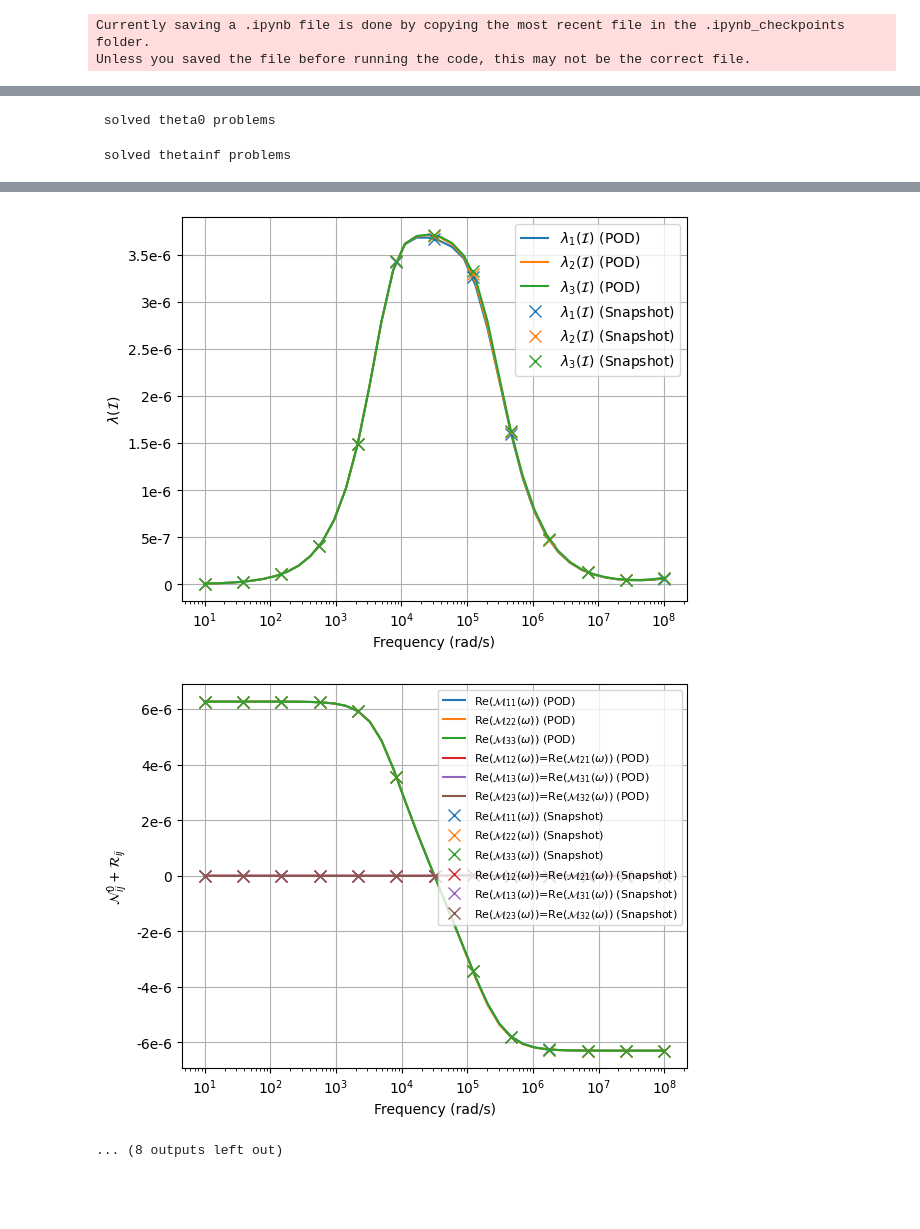
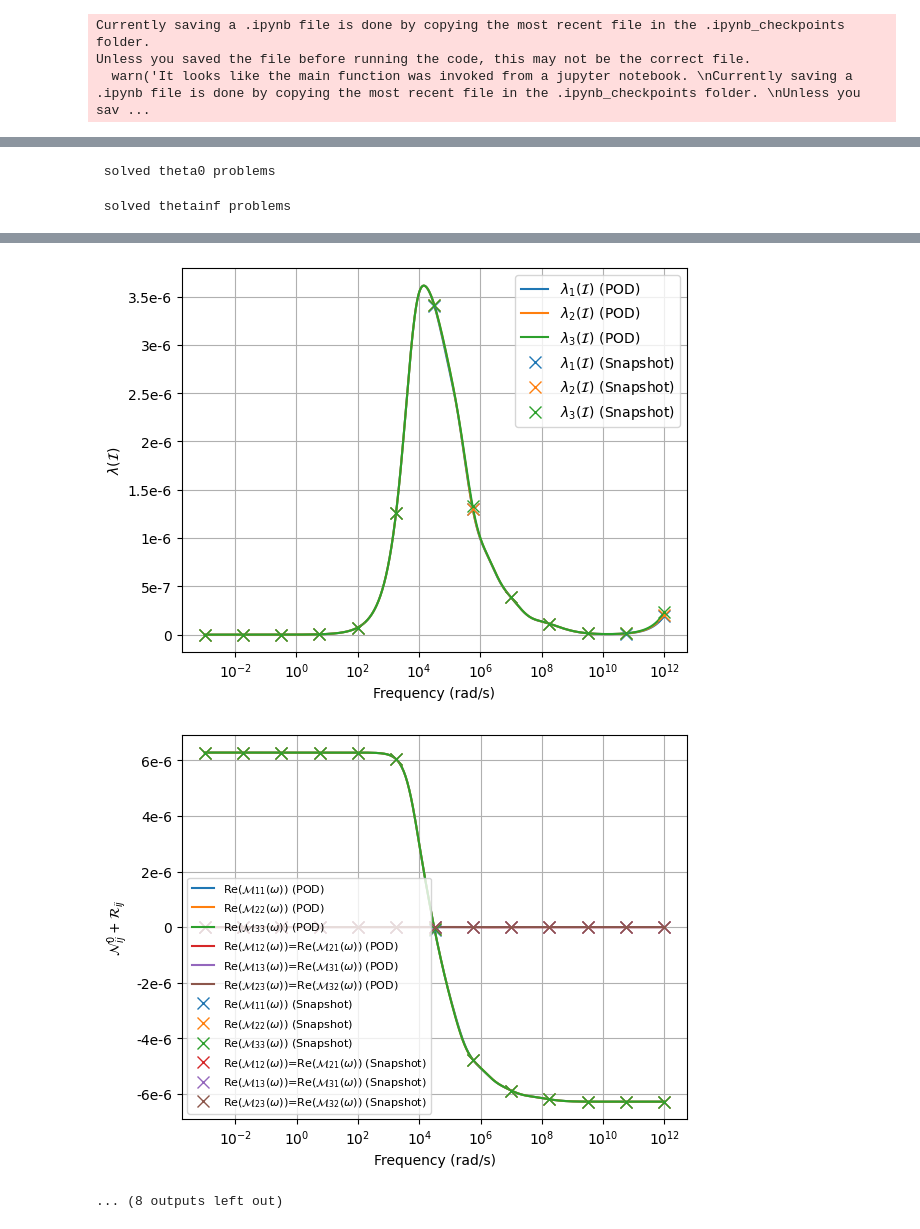
Before and after one commit to MPT-Calculator/MPT-Calculator, a Jupyter notebook: Call_sphere_spectrumfrommpt.ipynb, the cells around one changed output, grey strips where cells are left out. Saved outputs shown, nothing was run; the diff lists cells and outputs as text; code cells hidden in the pictures; blank space fills up the shorter version.

```diff
--- a/Call_sphere_spectrumfrommpt.ipynb
+++ b/Call_sphere_spectrumfrommpt.ipynb
@@ -8,5 +11,5 @@ import scipy.sparse as sp
 # %%
-P=2
+P=3
 alpha=0.01
 sigma=3.5e6
 mur=4
@@ -74,8 +77,8 @@ from main import *
 geometry="OCC_sphere_prism_4.py"
 order=P
 CPUs=[1,1,1,1,1,1]
-Return_Dict = main(geometry=geometry,use_POD=True,use_parallel=False,use_OCC=True,start_stop=(1,8,40), MPT_Eigen=False, MPT_Eigen_From_POD=True,
-                   order=order,cpus=CPUs[order],Amp_scale=2*pi*alpha**3)
+Return_Dict = main(geometry=geometry,use_POD=True,use_parallel=False,use_OCC=True,start_stop=(-3,12,500), MPT_Eigen=False, MPT_Eigen_From_POD=True,
+                   order=order,cpus=CPUs[order],Amp_scale=2*pi*alpha**3, Time=np.logspace(-6,-1,300))
 #xi,ck, sMPT, Omega =maineigen(h='coarse', order=P, curve_degree=5, geometry='OCC_sphere_prism_4.py', start_stop=(1,8,40), use_OCC=True)
 sMPT=Return_Dict['TensorArray']
 xi=Return_Dict['xi']
@@ -91,4 +94,5 @@ N Prisms: 0, N Tets: 12484
 [0, 1] 2 ['air', 'object']
 Currently saving a .ipynb file is done by copying the most recent file in the .ipynb_checkpoints folder.
 Unless you saved the file before running the code, this may not be the correct file.
+  warn('It looks like the main function was invoked from a jupyter notebook. \nCurrently saving a .ipynb file is done by copying the most recent file in the .ipynb_checkpoints folder. \nUnless you sav ...
  Running as POD
@@ -136,5 +138,5 @@ xi=[0.00000000e+00 8.35190315e+03 3.55682571e+04 1.43281442e+05
-[figure, old version]
+[figure, new version]
-[figure, old version]
+[figure, new version]
 ... (8 outputs left out)
 # %%
 Omega = Return_Dict['FrequencyArray']
```
Also changed, not shown: parts of 5 cells of this notebook, 41 other files.
